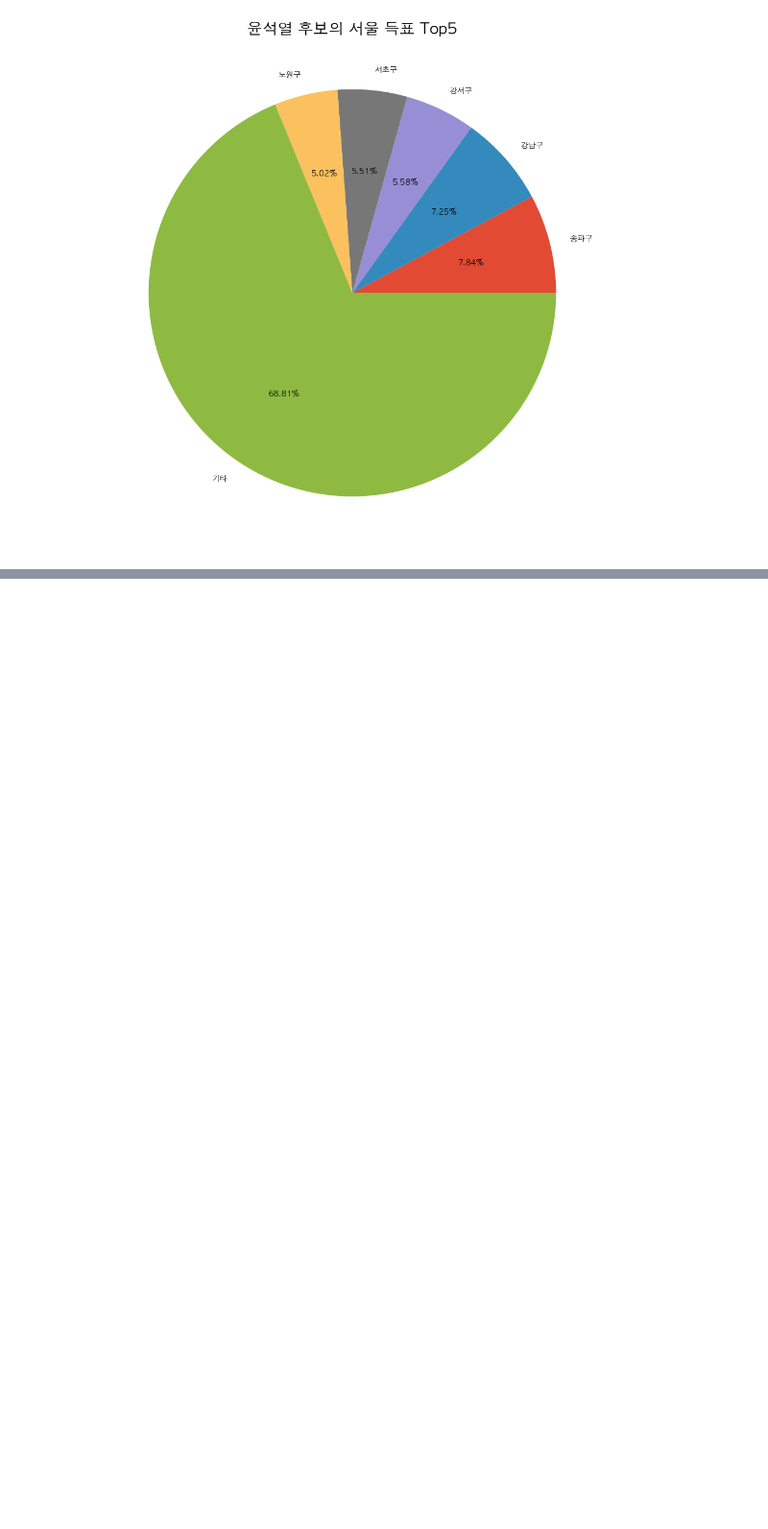
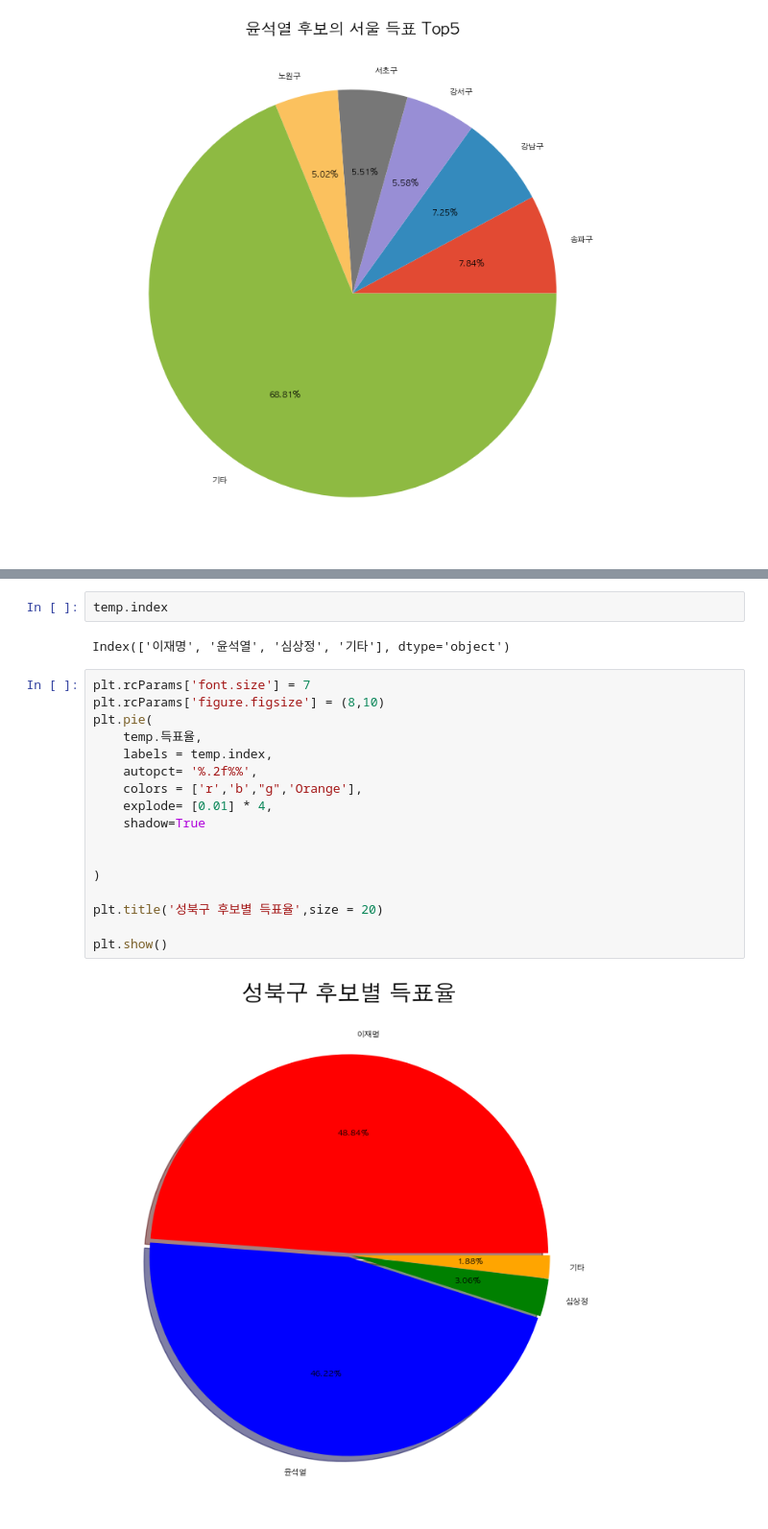
Before and after one commit to bjKim2/python_tj, a Jupyter notebook: 3.DataAnalysis/Note/12.대선자료시각화.ipynb, the cells around one changed output, grey strips where cells are left out. Shown: that part at 96% size. Drawn from its saved outputs; the diff is of its cells as text; blank space fills up the shorter version.

```diff
--- a/3.DataAnalysis/Note/12.대선자료시각화.ipynb
+++ b/3.DataAnalysis/Note/12.대선자료시각화.ipynb
@@ -292,0 +342,23 @@ plt.show()
+# %%
+temp.index
+# %% [output]
+Index(['이재명', '윤석열', '심상정', '기타'], dtype='object')
+# %%
+plt.rcParams['font.size'] = 7
+plt.rcParams['figure.figsize'] = (8,10)
+plt.pie(
+    temp.득표율,
+    labels = temp.index,
+    autopct= '%.2f%%',
+    colors = ['r','b',"g",'Orange'],
+    explode= [0.01] * 4,
+    shadow=True
+
+
+)
+
+plt.title('성북구 후보별 득표율',size = 20)
+
+plt.show()
+# %% [output]
+[figure, added]
```
Also changed, not shown: parts of 37 cells of this notebook, 6 other files.
